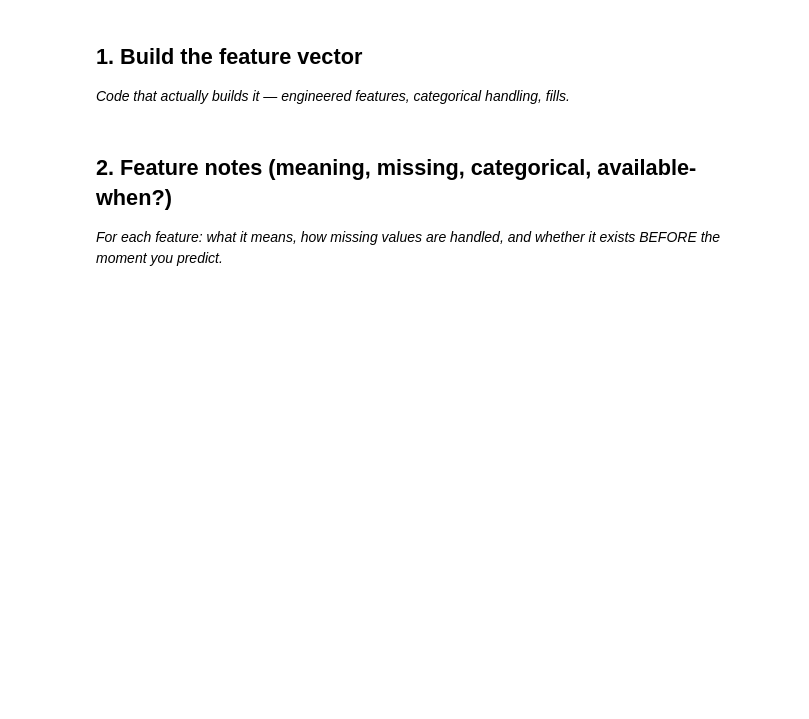
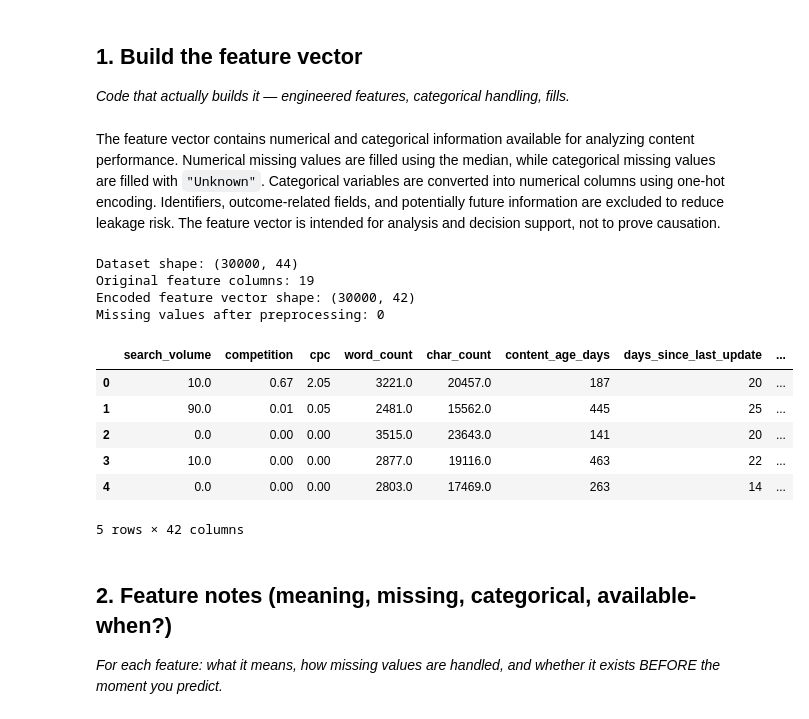
Before and after one commit to Ruchi74/flyrank-ml-internship, a Jupyter notebook: work/notebooks/w03_feature_leakage_check.ipynb, the cells around one changed output. Saved outputs shown, nothing was run; the diff lists cells and outputs as text; code cells hidden in the pictures; blank space fills up the shorter version.

```diff
--- a/work/notebooks/w03_feature_leakage_check.ipynb
+++ b/work/notebooks/w03_feature_leakage_check.ipynb
@@ -10,6 +10,85 @@ This skeleton is yours to fill. Work the sections **in order** — each one has
 ## 1. Build the feature vector
 
 *Code that actually builds it — engineered features, categorical handling, fills.*
+# %% [markdown]
+
+The feature vector contains numerical and categorical information available for analyzing content performance. Numerical missing values are filled using the median, while categorical missing values are filled with `"Unknown"`. Categorical variables are converted into numerical columns using one-hot encoding. Identifiers, outcome-related fields, and potentially future information are excluded to reduce leakage risk. The feature vector is intended for analysis and decision support, not to prove causation.
+# %%
+
+import pandas as pd
+import numpy as np
+
+# Load the anonymized dataset
+url = "https://raw.githubusercontent.com/Ruchi74/flyrank-ml-internship/main/data/raw/content_refresh_anonymized.csv"
+df = pd.read_csv(url)
+
+print("Dataset shape:", df.shape)
+
+# Candidate features available in the dataset
+numeric_candidates = [
+    "search_volume",
+    "competition",
+    "cpc",
+    "word_count",
+    "char_count",
+    "content_age_days",
+    "days_since_last_update",
+    "impressions_90d",
+    "clicks_90d",
+    "sessions_90d",
+    "days_with_impressions",
+    "days_with_sessions"
+]
+
+categorical_candidates = [
+    "content_type",
+    "main_intent",
+    "provider_used",
+    "model_used",
+    "age_tier",
+    "freshness_tier",
+    "word_count_tier"
+]
+
+numeric_features = [c for c in numeric_candidates if c in df.columns]
+categorical_features = [c for c in categorical_candidates if c in df.columns]
+
+# Build feature table
+X_raw = df[numeric_features + categorical_features].copy()
+
+# Convert numeric columns and fill missing values with median
+for col in numeric_features:
+    X_raw[col] = pd.to_numeric(X_raw[col], errors="coerce")
+    X_raw[col] = X_raw[col].fillna(X_raw[col].median())
+
+# Fill missing categorical values
+for col in categorical_features:
+    X_raw[col] = X_raw[col].fillna("Unknown").astype(str)
+
+# One-hot encode categorical columns
+X = pd.get_dummies(
+    X_raw,
+    columns=categorical_features,
+    drop_first=False,
+    dtype=int
+)
+
+print("Original feature columns:", len(X_raw.columns))
+print("Encoded feature vector shape:", X.shape)
+print("Missing values after preprocessing:", int(X.isna().sum().sum()))
+display(X.head())
+# %% [output]
+Dataset shape: (30000, 44)
+Original feature columns: 19
+Encoded feature vector shape: (30000, 42)
+Missing values after preprocessing: 0
+|  | search_volume | competition | cpc | word_count | char_count | content_age_days | days_since_last_update | ... |
+| 0 | 10.0 | 0.67 | 2.05 | 3221.0 | 20457.0 | 187 | 20 | ... |
+| 1 | 90.0 | 0.01 | 0.05 | 2481.0 | 15562.0 | 445 | 25 | ... |
+| 2 | 0.0 | 0.00 | 0.00 | 3515.0 | 23643.0 | 141 | 20 | ... |
+| 3 | 10.0 | 0.00 | 0.00 | 2877.0 | 19116.0 | 463 | 22 | ... |
+| 4 | 0.0 | 0.00 | 0.00 | 2803.0 | 17469.0 | 263 | 14 | ... |
+5 rows × 42 columns
 # %%
 # This cell is for CODE (numbers, a query, a check).
 # Write your text answer in the cell ABOVE this one — typing sentences here breaks Run All.
```
Also changed, not shown: parts of 8 cells of this notebook.
